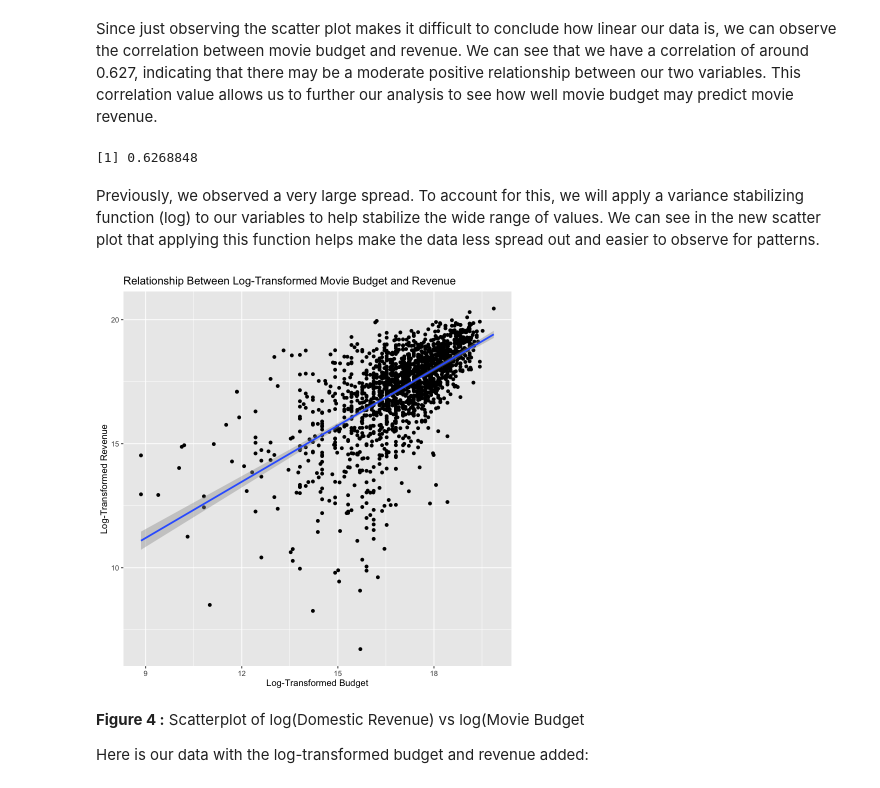
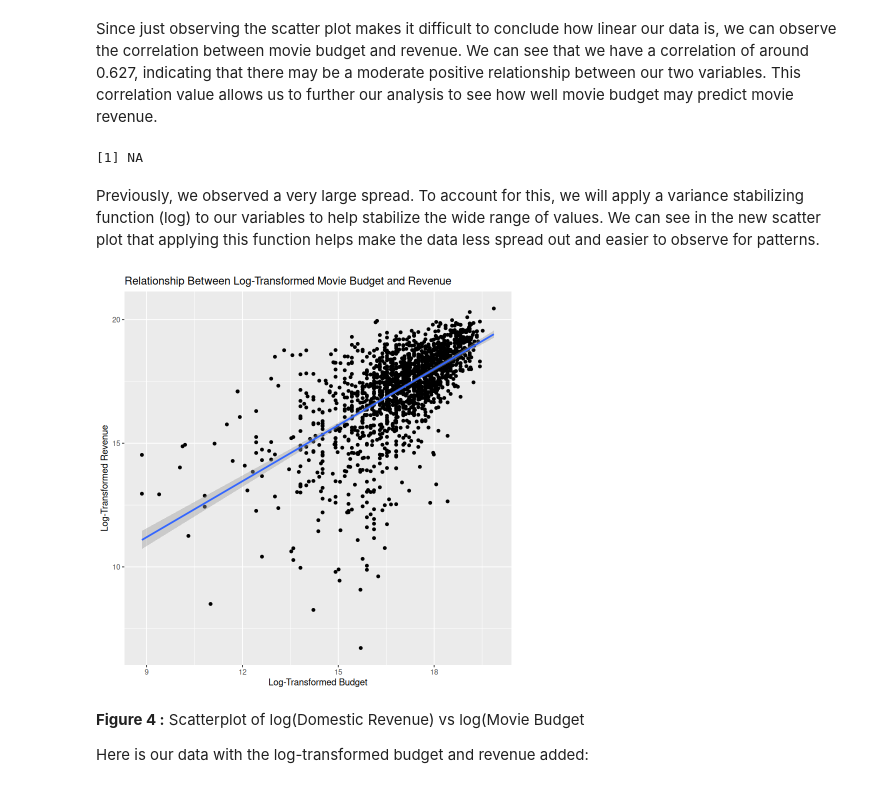
Before and after one commit to UBC-DSCI-310-2025W2/dsci-310-group-5, a Jupyter notebook: notebooks/analysis_movie-revenue.ipynb, the cells around one changed output. Saved outputs shown, nothing was run; the diff lists cells and outputs as text; code cells hidden in the pictures.

Commit message:
update analysis to use wrangler package, fix column data bugs

```diff
--- a/notebooks/analysis_movie-revenue.ipynb
+++ b/notebooks/analysis_movie-revenue.ipynb
@@ -154,6 +151,7 @@ Next, we will use different plots to examine the skew/behaviour of budget and re
 
 In the box plots, we can see there is a heavy right skew in both variables, seeing as most of the movies are clustered at the bottom with only few movies pulling the tail towards higher values.
 # %%
+movie_data$domgross <- as.numeric(movie_data$domgross)
 par(mfrow = c(1, 2))
 boxplot(movie_data$budget, main = "Boxplot of Movie Budget", ylab = "Budget in USD")
 boxplot(movie_data$domgross, main = "Boxplot of Movie Revenue", ylab = "Revenue in USD")
@@ -191,18 +197,19 @@ Since just observing the scatter plot makes it difficult to conclude how linear
 # %%
 cor(movie_data$budget, movie_data$domgross)
 # %% [output]
-[1] 0.6268848
+[1] NA
 # %% [markdown]
 Previously, we observed a very large spread. To account for this, we will apply a variance stabilizing function (log) to our variables to help stabilize the wide range of values. We can see in the new scatter plot that applying this function helps make the data less spread out and easier to observe for patterns.
 # %%
+movie_data <- movie_data[!is.na(movie_data$domgross), ]
 movie_data['log_budget'] <- log_transform(movie_data$budget)
 movie_data['log_domgross'] <- log_transform(movie_data$domgross)
 
 make_scatter_plot(movie_data, log_budget , log_domgross , "Relationship Between Log-Transformed Movie Budget and Revenue",
                 "Log-Transformed Budget", "Log-Transformed Revenue", smooth_method = "lm",se = TRUE,point_alpha = 1,pred_line = NULL,
                 pred_line_color = "blue")
 # %% [output]
-[figure, old version]
+[figure, new version]
 # %% [markdown]
 **Figure 4 :** Scatterplot of log(Domestic Revenue) vs log(Movie Budget
 
```
Also changed, not shown: parts of 17 cells of this notebook.
